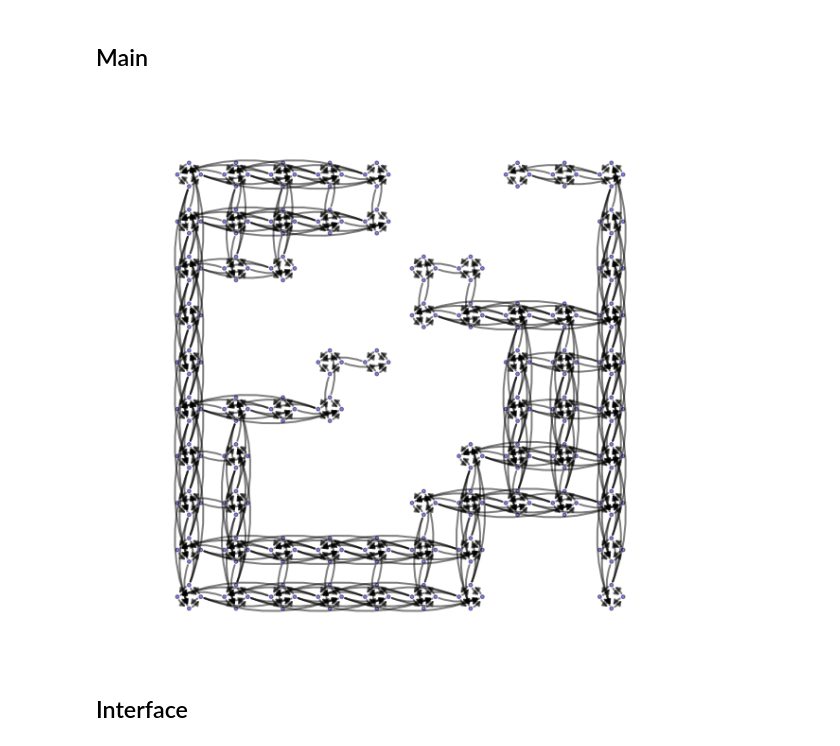
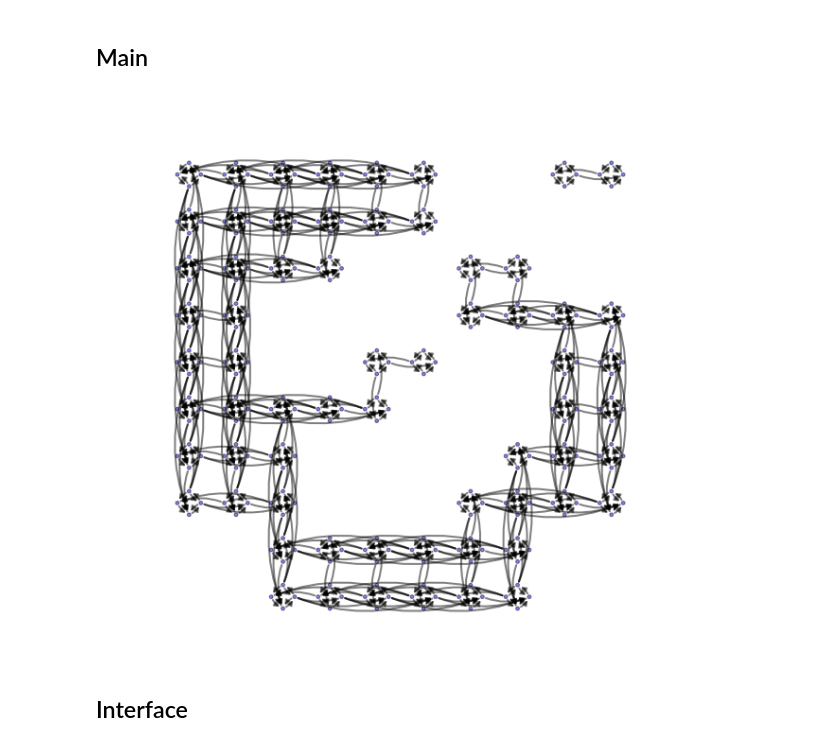
Before and after one commit to emited/ProjMOGPL, a Jupyter notebook: projet.ipynb, the cells around one changed output. Drawn from its saved outputs; the diff is of its cells as text; code cells hidden in the pictures.

```diff
--- a/projet.ipynb
+++ b/projet.ipynb
@@ -133,15 +133,16 @@ def fixed_pos(G): #Assigne des positions aux noeuds du graphe
 
 
 def draw_graph(G,pos,ax,sg=None): #Genere l'affichage du graphe
-    for n in G:
+    G_new=G.copy()
+    for n in G_new:
         c=Circle(pos[n],radius=0.15,alpha=0.5)
         ax.add_patch(c)
-        G.node[n]['patch']=c
+        G_new.node[n]['patch']=c
         x,y=pos[n]
     seen={}
-    for (u,v,d) in G.edges(data=True):
-        n1=G.node[u]['patch']
-        n2=G.node[v]['patch']
+    for (u,v,d) in G_new.edges(data=True):
+        n1=G_new.node[u]['patch']
+        n2=G_new.node[v]['patch']
         rad=0.2
         if (u,v) in seen:
             rad=seen.get((u,v))
@@ -192,10 +218,10 @@ BFS('111','712',G3)
 ## Main
 # %%
 m,n,A,iS,jS,iE,jE,sD=readfile('entree.txt')
-G3=gen_graph(9,9,A[0:9,1:10])
+G3=gen_graph(9,9,A[0:9,0:9])
 show_graph(G3)
 # %% [output]
-[figure, old version]
+[figure, new version]
 # %% [markdown]
 ## Interface
 # %%
```
Also changed, not shown: parts of 2 cells of this notebook.
